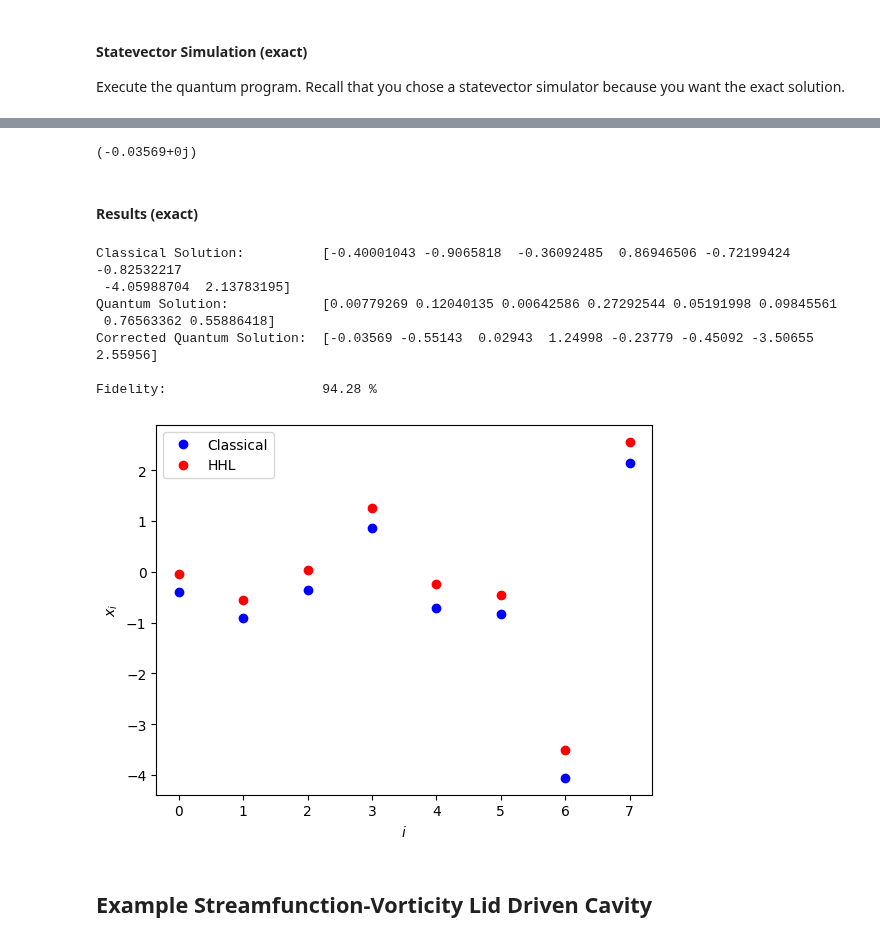
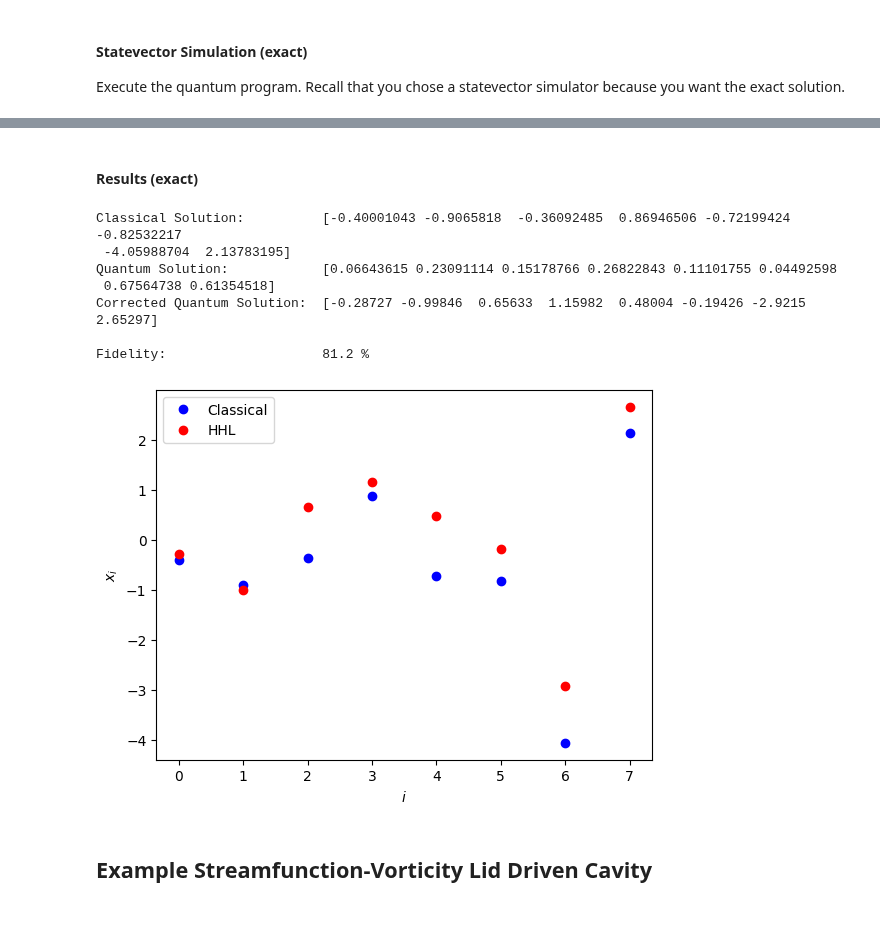
Before and after one commit to Weidsn/Quantum_Computational_Fluid_Dynamics, a Jupyter notebook: Stream function vorticity/hhl.ipynb, the cells around one changed output, grey strips where cells are left out. Saved outputs shown, nothing was run; the diff lists cells and outputs as text; code cells hidden in the pictures.

```diff
--- a/Stream function vorticity/hhl.ipynb
+++ b/Stream function vorticity/hhl.ipynb
@@ -777,11 +787,6 @@ The normalization coefficient $C = \frac{1}{\Vert A^{-1}\vec{b}\Vert}$ has to be
 - `state`: An array representing the initial quantum state $|b\rangle$ on which the matrix inversion is to be performed.
 - `indicator`: An auxiliary qubit that stores result of the inversion and indicates if the phase qubits returns normalized solution.
 # %%
-# Parameters for the initial state preparation
-amplitudes = b.tolist()
-
-precision = precision
-
 # Function for the main quantum program
 @qfunc
 def hhl(
@@ -797,7 +802,7 @@ def hhl(
     allocate(num_qubits=precision, is_signed=UNSIGNED, fraction_digits=precision, out=phase)
 
     # Prepare "b", assigned to a quantum register called "state".
-    load_b(amplitudes=amplitudes, state=state)
+    load_b(amplitudes=rhs_vector, state=state)
 
     # Allocate a single qubit to the quantum register called "indicator".
     # We will perform controlled rotations onto this "indicator".
@@ -837,16 +842,13 @@ We prepare for the quantum program execution stage by providing execution detail
 
 To define this part of the model, we set the backend preferences by placing `ClassiqBackendPreferences` with the backend name `SIMULATOR_STATEVECTOR` into the `ExecutionPreferences`.
 # %%
-from classiq.execution import (
-    ClassiqBackendPreferences,
-    ClassiqSimulatorBackendNames,
-    ExecutionPreferences,
-)
-
 backend_preferences = ClassiqBackendPreferences(
     backend_name=ClassiqSimulatorBackendNames.SIMULATOR_STATEVECTOR
 )
 
+synthesis_preferences = Preferences(
+        optimization_level= 2, timeout_seconds=1000, optimization_timeout_seconds=800
+        )
 
 # Prepare quantum model for simulation
 # With optional execution preferences.
@@ -856,6 +858,7 @@ def hhl_model(main, backend_preferences):
         execution_preferences=ExecutionPreferences(
             num_shots=1, backend_preferences=backend_preferences
         ),
+        preferences=synthesis_preferences
     )
     return qmod_hhl
 # %% [markdown]
@@ -1188,14 +1010,9 @@ In the upcoming sections, we will present two different examples of implementing
 
 While the implementation of exact Hamiltonian simulation provided here is not scalable for large systems due to the exponential growth in computational resources required, it serves as a valuable tool for debugging and studying small quantum systems.
 # %%
-# Original code
-from typing import List
-
-import scipy
-
 # Parameters for the initial state preparation
 amplitudes = b.tolist()
-precision = 7
+precision = precision
 
 @qfunc
 def unitary_with_power_logic(
@@ -1207,18 +1024,20 @@ def unitary_with_power_logic(
 @qfunc
 def main(
     res: Output[QNum],
-    phase: Output[QNum],
+    phase_var: Output[QNum],
     indicator: Output[QBit],
 ) -> None:
     hhl(
         rhs_vector=amplitudes,
         precision=precision,
-        hamiltonian_evolution_with_power=lambda arg0, arg1: unitary_with_power_logic(
-            # arg0 is the power k, arg1 is "state"
-            matrix=scipy.linalg.expm(2 * np.pi * 1j * A).tolist(), pw=arg0, target=arg1
+        hamiltonian_evolution_with_power=lambda pw, target: power(
+            pw,
+            lambda: unitary(
+                elements=scipy.linalg.expm(2 * np.pi * 1j * A).tolist(), target=target
+            ),
         ),
         state=res,
-        phase=phase,
+        phase=phase_var,
         indicator=indicator,
     )
 # %%
@@ -1231,10 +1050,9 @@ write_qmod(qmod_hhl_exact, "hhl_exact", decimal_precision=20)
 #### Synthesizing the Model (exact)
 # %%
 # Preference setting to speed up qrog synthesis.
-pref = Preferences(optimization_level= 1, timeout_seconds=10000, optimization_timeout_seconds=8000)
 
-qprog_hhl_exact = synthesize(qmod_hhl_exact, preferences=pref)
-show(qprog_hhl_exact)
+qprog_hhl_exact = synthesize(qmod_hhl_exact)
+# show(qprog_hhl_exact)
 
 print("Circuit depth = ", qprog_hhl_exact.transpiled_circuit.depth)
 print("Circuit CX count = ", qprog_hhl_exact.transpiled_circuit.count_ops["cx"])
@@ -1270,20 +1075,16 @@ qsol_hhl_exact
-# %%
-qsol_hhl_exact[0]
-# %% [output]
-(-0.03569+0j)
 # %% [markdown]
 #### Results (exact)
 # %%
-show_solutions(A, b, qprog_hhl_exact, res_hhl_exact, precision, check=False)
+show_solutions(A, b, res_hhl_exact, precision, check=False)
 # %% [output]
 Classical Solution:          [-0.40001043 -0.9065818  -0.36092485  0.86946506 -0.72199424 -0.82532217
  -4.05988704  2.13783195]
-Quantum Solution:            [0.00779269 0.12040135 0.00642586 0.27292544 0.05191998 0.09845561
- 0.76563362 0.55886418]
-Corrected Quantum Solution:  [-0.03569 -0.55143  0.02943  1.24998 -0.23779 -0.45092 -3.50655  2.55956]
+Quantum Solution:            [0.06643615 0.23091114 0.15178766 0.26822843 0.11101755 0.04492598
+ 0.67564738 0.61354518]
+Corrected Quantum Solution:  [-0.28727 -0.99846  0.65633  1.15982  0.48004 -0.19426 -2.9215   2.65297]
 
-Fidelity:                    94.28 %
+Fidelity:                    81.2 %
-[figure, old version]
+[figure, new version]
 # %% [markdown]
 ## Example Streamfunction-Vorticity Lid Driven Cavity
 # %% [markdown]
```
Also changed, not shown: parts of 52 cells of this notebook.
